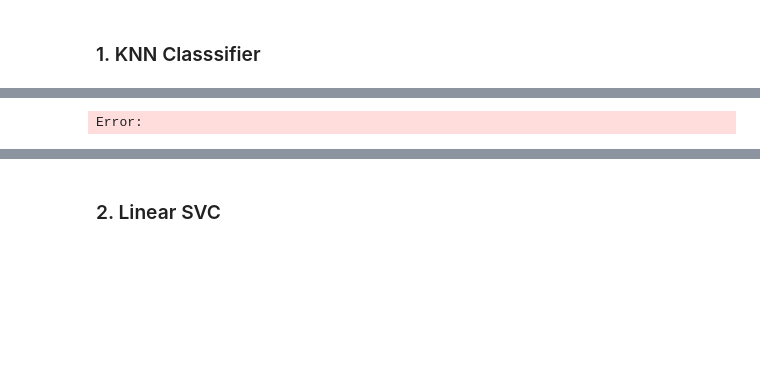
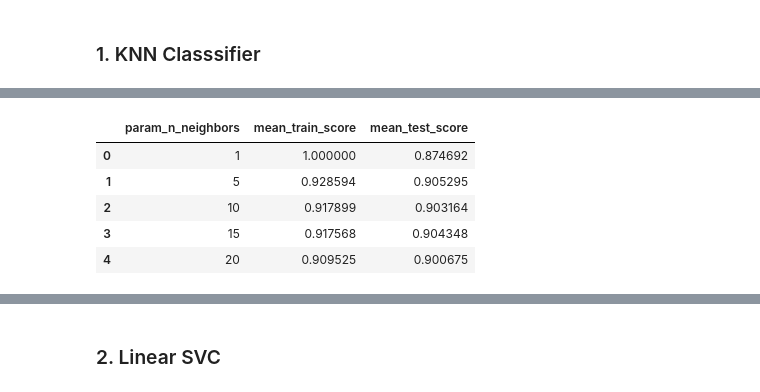
Before and after one commit to Lakuna/CS-412-Final-Project, a Jupyter notebook: Classification.ipynb, the cells around one changed output, grey strips where cells are left out. Saved outputs shown, nothing was run; the diff lists cells and outputs as text; code cells hidden in the pictures; blank space fills up the shorter version.

```diff
--- a/Classification.ipynb
+++ b/Classification.ipynb
@@ -122,6 +146,11 @@ Error:
 # %%
-cv_results_knn = pd.DataFrame.from_dict(grid_knn.cv_results_)
-cv_results_knn[['param_n_neighbors','mean_train_score','mean_test_score']]
+cv_results = pd.DataFrame.from_dict(grid_knn.cv_results_)
+cv_results[['param_n_neighbors','mean_train_score','mean_test_score']]
 # %% [output]
-Error:
+|  | param_n_neighbors | mean_train_score | mean_test_score |
+| 0 | 1 | 1.000000 | 0.874692 |
+| 1 | 5 | 0.928594 | 0.905295 |
+| 2 | 10 | 0.917899 | 0.903164 |
+| 3 | 15 | 0.917568 | 0.904348 |
+| 4 | 20 | 0.909525 | 0.900675 |
 # %%
```
Also changed, not shown: parts of 31 cells of this notebook.
